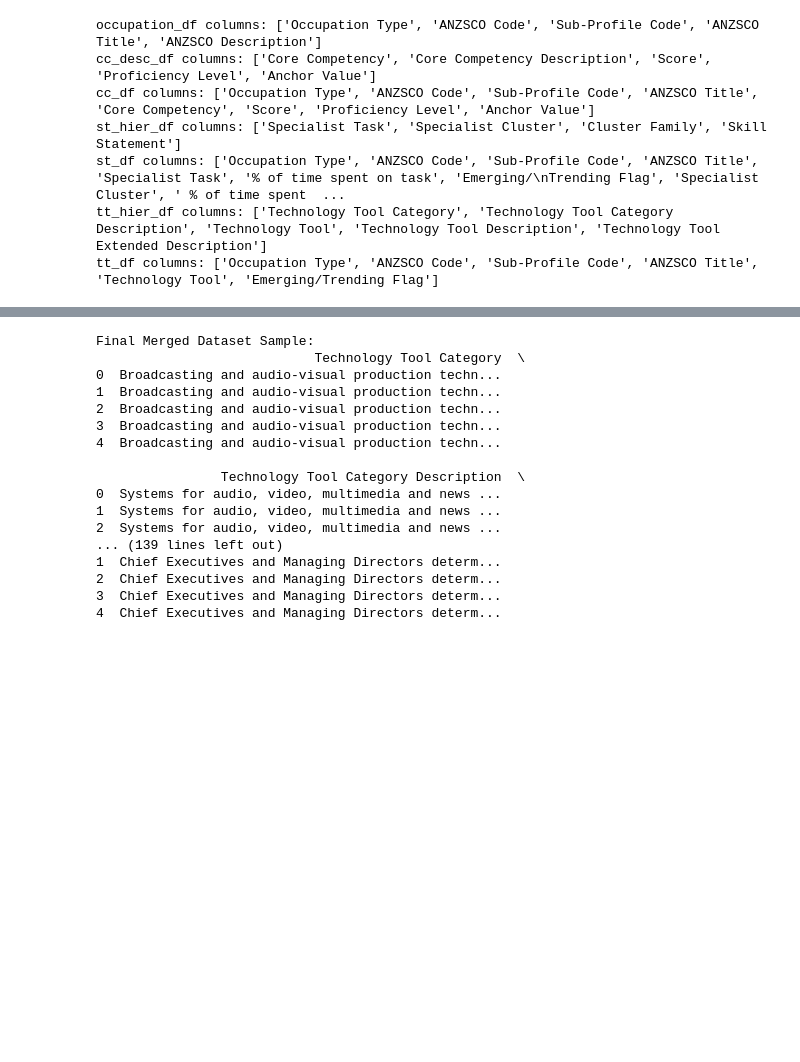
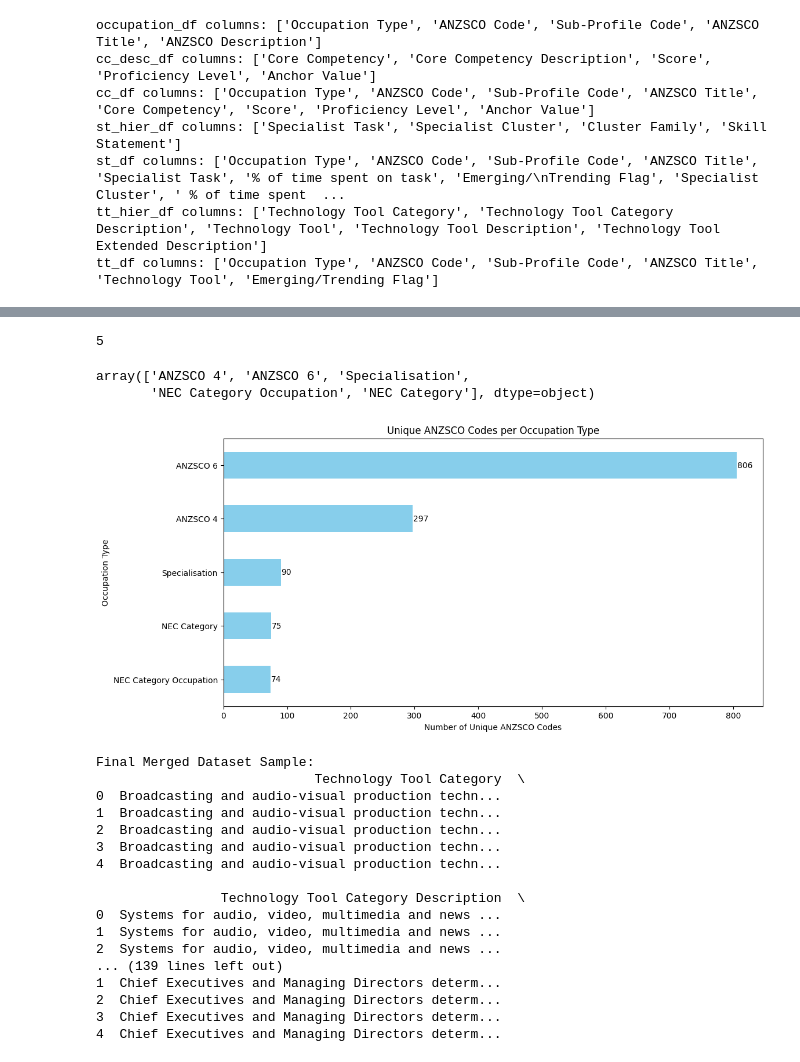
Before and after one commit to SidArora01/TextAnalysis-NLP-AT1, a Jupyter notebook: CC.ipynb, the cells around one changed output, grey strips where cells are left out. Saved outputs shown, nothing was run; the diff lists cells and outputs as text; code cells hidden in the pictures; blank space fills up the shorter version.

```diff
--- a/CC.ipynb
+++ b/CC.ipynb
@@ -60,3 +76,35 @@ tt_df columns: ['Occupation Type', 'ANZSCO Code', 'Sub-Profile Code', 'ANZSCO Ti
+# %%
+occupation_df['Occupation Type'].nunique()
+# %% [output]
+5
+# %%
+occupation_df['Occupation Type'].unique()
+# %% [output]
+array(['ANZSCO 4', 'ANZSCO 6', 'Specialisation',
+       'NEC Category Occupation', 'NEC Category'], dtype=object)
+# %%
+import matplotlib.pyplot as plt
+
+# Count unique ANZSCO Codes per Occupation Type
+occupation_counts = occupation_df.groupby('Occupation Type')['ANZSCO Code'].nunique()
+
+# Sort values for better visualization
+occupation_counts = occupation_counts.sort_values()
+
+# Plot the results
+plt.figure(figsize=(12, 6))
+ax = occupation_counts.plot(kind='barh', color='skyblue')
+
+# Add value labels at the end of each bar
+for index, value in enumerate(occupation_counts):
+    ax.text(value + 0.5, index, str(value), va='center', fontsize=10)
+
+plt.xlabel("Number of Unique ANZSCO Codes")
+plt.ylabel("Occupation Type")
+plt.title("Unique ANZSCO Codes per Occupation Type")
+plt.show()
+# %% [output]
+[figure, added]
 # %%
 def merge_all_dataframes(df1, df2, df3, col_1, col_2):
     merged_df = df3.merge(df1, on=col_1, how="left")
```
Also changed, not shown: parts of 11 cells of this notebook, 1 other file.
